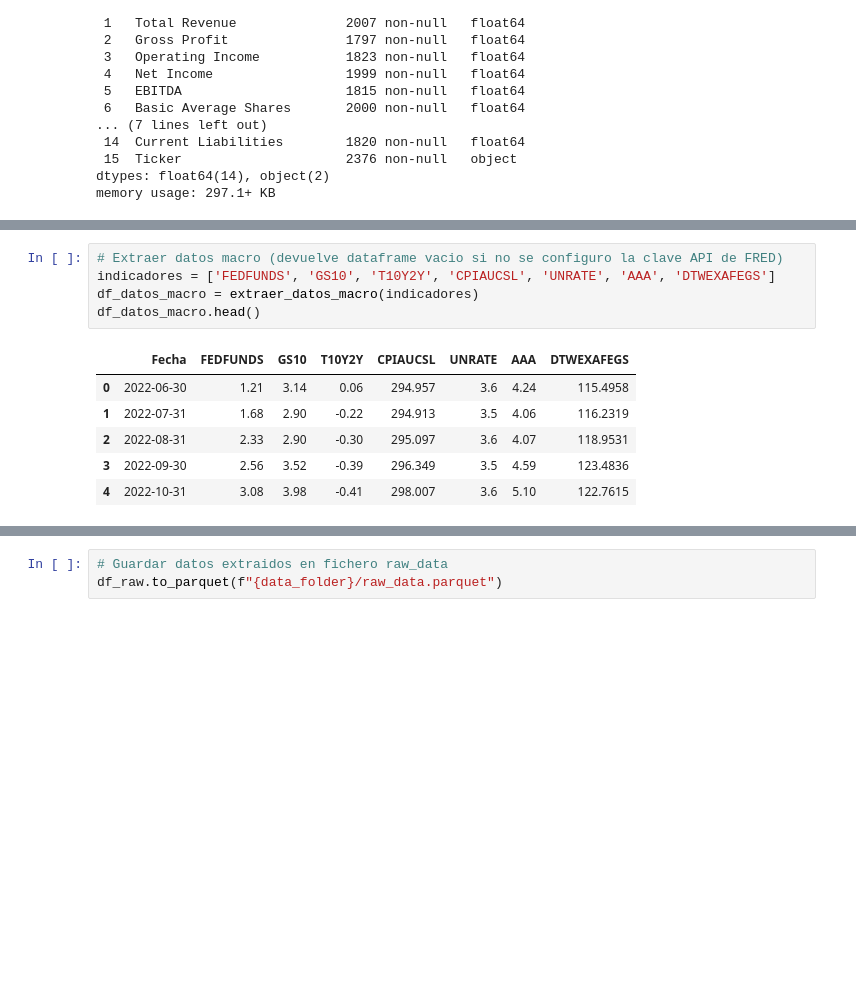
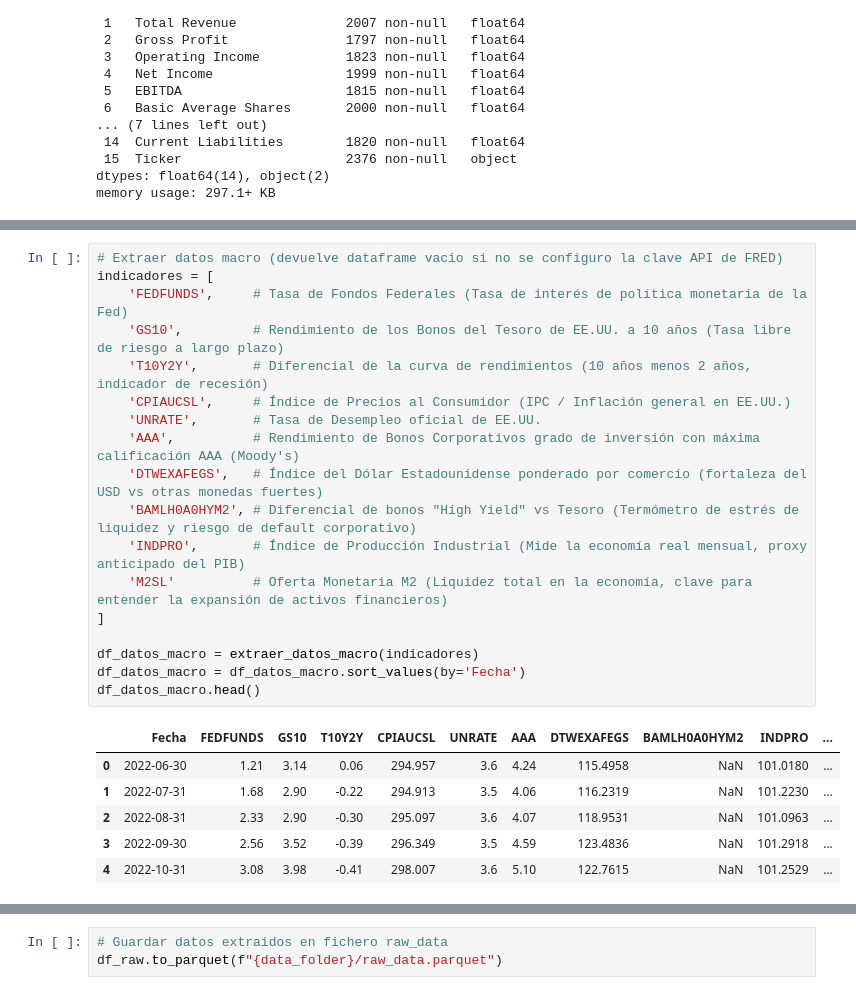
Before and after one commit to sebakremis/FinDataMining, a Jupyter notebook: 01_Extract.ipynb, the cells around one changed output, grey strips where cells are left out. Cells and saved outputs as stored; diff of their text form; blank space fills up the shorter version.

```diff
--- a/01_Extract.ipynb
+++ b/01_Extract.ipynb
@@ -246,13 +248,26 @@ memory usage: 3.0+ MB
 # %%
 # Extraer datos macro (devuelve dataframe vacio si no se configuro la clave API de FRED)
-indicadores = ['FEDFUNDS', 'GS10', 'T10Y2Y', 'CPIAUCSL', 'UNRATE', 'AAA', 'DTWEXAFEGS']
+indicadores = [
+    'FEDFUNDS',     # Tasa de Fondos Federales (Tasa de interés de política monetaria de la Fed)
+    'GS10',         # Rendimiento de los Bonos del Tesoro de EE.UU. a 10 años (Tasa libre de riesgo a largo plazo)
+    'T10Y2Y',       # Diferencial de la curva de rendimientos (10 años menos 2 años, indicador de recesión)
+    'CPIAUCSL',     # Índice de Precios al Consumidor (IPC / Inflación general en EE.UU.)
+    'UNRATE',       # Tasa de Desempleo oficial de EE.UU.
+    'AAA',          # Rendimiento de Bonos Corporativos grado de inversión con máxima calificación AAA (Moody's)
+    'DTWEXAFEGS',   # Índice del Dólar Estadounidense ponderado por comercio (fortaleza del USD vs otras monedas fuertes)
+    'BAMLH0A0HYM2', # Diferencial de bonos "High Yield" vs Tesoro (Termómetro de estrés de liquidez y riesgo de default corporativo)
+    'INDPRO',       # Índice de Producción Industrial (Mide la economía real mensual, proxy anticipado del PIB)
+    'M2SL'          # Oferta Monetaria M2 (Liquidez total en la economía, clave para entender la expansión de activos financieros)
+]
+
 df_datos_macro = extraer_datos_macro(indicadores)
+df_datos_macro = df_datos_macro.sort_values(by='Fecha')
 df_datos_macro.head()
 # %% [output]
-|  | Fecha | FEDFUNDS | GS10 | T10Y2Y | CPIAUCSL | UNRATE | AAA | DTWEXAFEGS |
-| 0 | 2022-06-30 | 1.21 | 3.14 | 0.06 | 294.957 | 3.6 | 4.24 | 115.4958 |
-| 1 | 2022-07-31 | 1.68 | 2.90 | -0.22 | 294.913 | 3.5 | 4.06 | 116.2319 |
-| 2 | 2022-08-31 | 2.33 | 2.90 | -0.30 | 295.097 | 3.6 | 4.07 | 118.9531 |
-| 3 | 2022-09-30 | 2.56 | 3.52 | -0.39 | 296.349 | 3.5 | 4.59 | 123.4836 |
-| 4 | 2022-10-31 | 3.08 | 3.98 | -0.41 | 298.007 | 3.6 | 5.10 | 122.7615 |
+|  | Fecha | FEDFUNDS | GS10 | T10Y2Y | CPIAUCSL | UNRATE | AAA | DTWEXAFEGS | BAMLH0A0HYM2 | INDPRO | ... |
+| 0 | 2022-06-30 | 1.21 | 3.14 | 0.06 | 294.957 | 3.6 | 4.24 | 115.4958 | NaN | 101.0180 | ... |
+| 1 | 2022-07-31 | 1.68 | 2.90 | -0.22 | 294.913 | 3.5 | 4.06 | 116.2319 | NaN | 101.2230 | ... |
+| 2 | 2022-08-31 | 2.33 | 2.90 | -0.30 | 295.097 | 3.6 | 4.07 | 118.9531 | NaN | 101.0963 | ... |
+| 3 | 2022-09-30 | 2.56 | 3.52 | -0.39 | 296.349 | 3.5 | 4.59 | 123.4836 | NaN | 101.2918 | ... |
+| 4 | 2022-10-31 | 3.08 | 3.98 | -0.41 | 298.007 | 3.6 | 5.10 | 122.7615 | NaN | 101.2529 | ... |
 # %%
```
Also changed, not shown: parts of 8 cells of this notebook, 3 other files.
